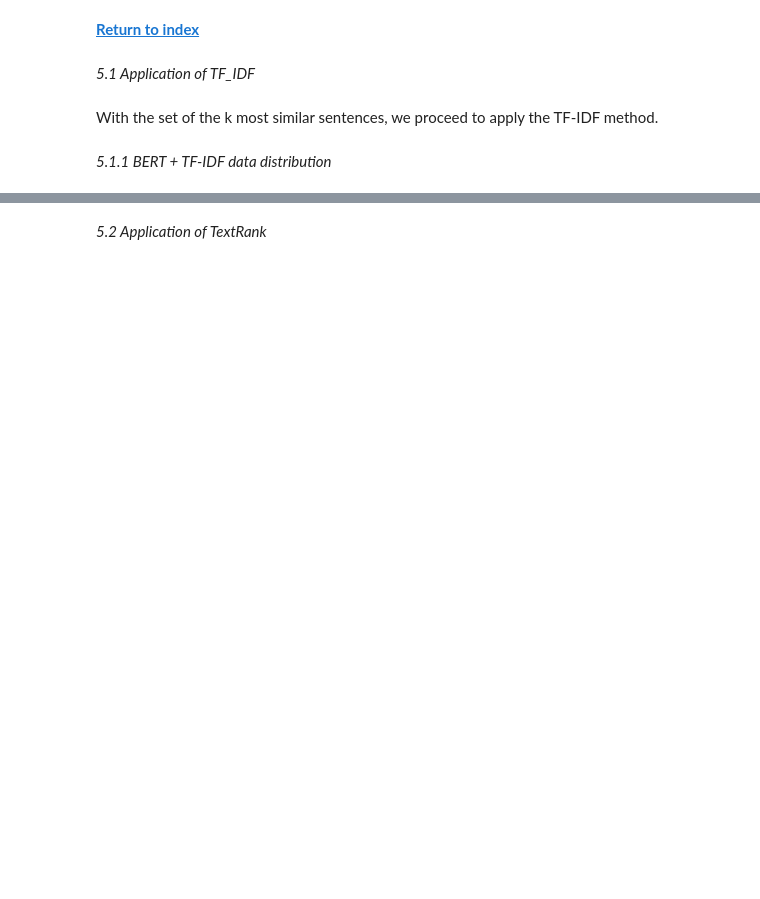
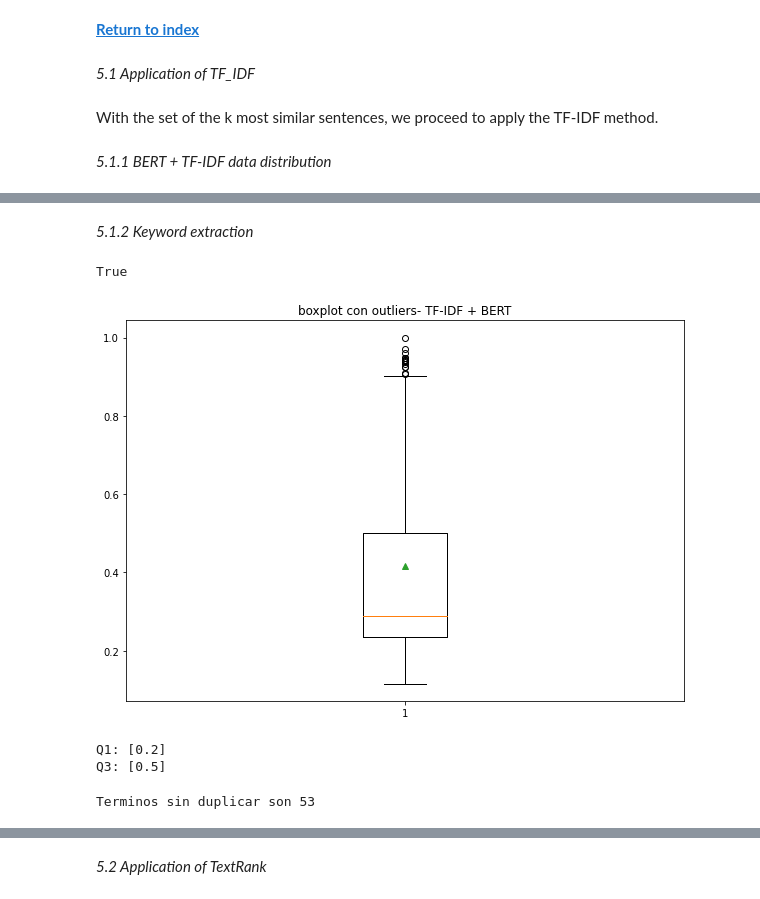
Before and after one commit to jalex3421/KeywordsExtractionFromBusiness, a Jupyter notebook: KeywordExtractionFromBusiness.ipynb, the cells around one changed output, grey strips where cells are left out. Cells and saved outputs as stored; diff of their text form; code cells hidden in the pictures; blank space fills up the shorter version.

```diff
--- a/KeywordExtractionFromBusiness.ipynb
+++ b/KeywordExtractionFromBusiness.ipynb
@@ -1507,0 +1526,31 @@ plot_tsne_pca(vectorsBERTTFIDF, clustersBERTTFIDF)
+# %% [markdown]
+*5.1.2 Keyword extraction*
+# %%
+l=  []
+for i in range(len(df)):
+  aux = df.iloc[i].values.tolist()
+  l+=aux
+# %%
+len(l)==(len(df)*len(df.columns))
+# %% [output]
+True
+# %%
+l = [i for i in l if i != 0] #remove zero values
+# %%
+#BoxPlot
+fig = plt.figure(figsize =(10, 7))
+# Creating plot
+bp = plt.boxplot(l,showmeans=True)
+# show plot
+plt.title("boxplot con outliers- TF-IDF + BERT")
+plt.show()
+# %% [output]
+[figure, added]
+# %%
+q1_BERT_TFIDF = [round(min(item.get_ydata()), 1) for item in bp['boxes']]
+q3_BERT_TFIDF = [round(max(item.get_ydata()), 1) for item in bp['boxes']]
+print(f'Q1: {q1_BERT_TFIDF}\n'
+      f'Q3: {q3_BERT_TFIDF}')
+# %% [output]
+Q1: [0.2]
+Q3: [0.5]
@@ -1507,0 +1565,5 @@ plot_tsne_pca(vectorsBERTTFIDF, clustersBERTTFIDF)
+# %%
+TFIDF_BERT_positions = list(set(TFIDF_BERT_positions)) #remove duplicated elements
+print(f"Terminos sin duplicar son {len(TFIDF_BERT_positions)}")
+# %% [output]
+Terminos sin duplicar son 53
```
Also changed, not shown: parts of 29 cells of this notebook.
